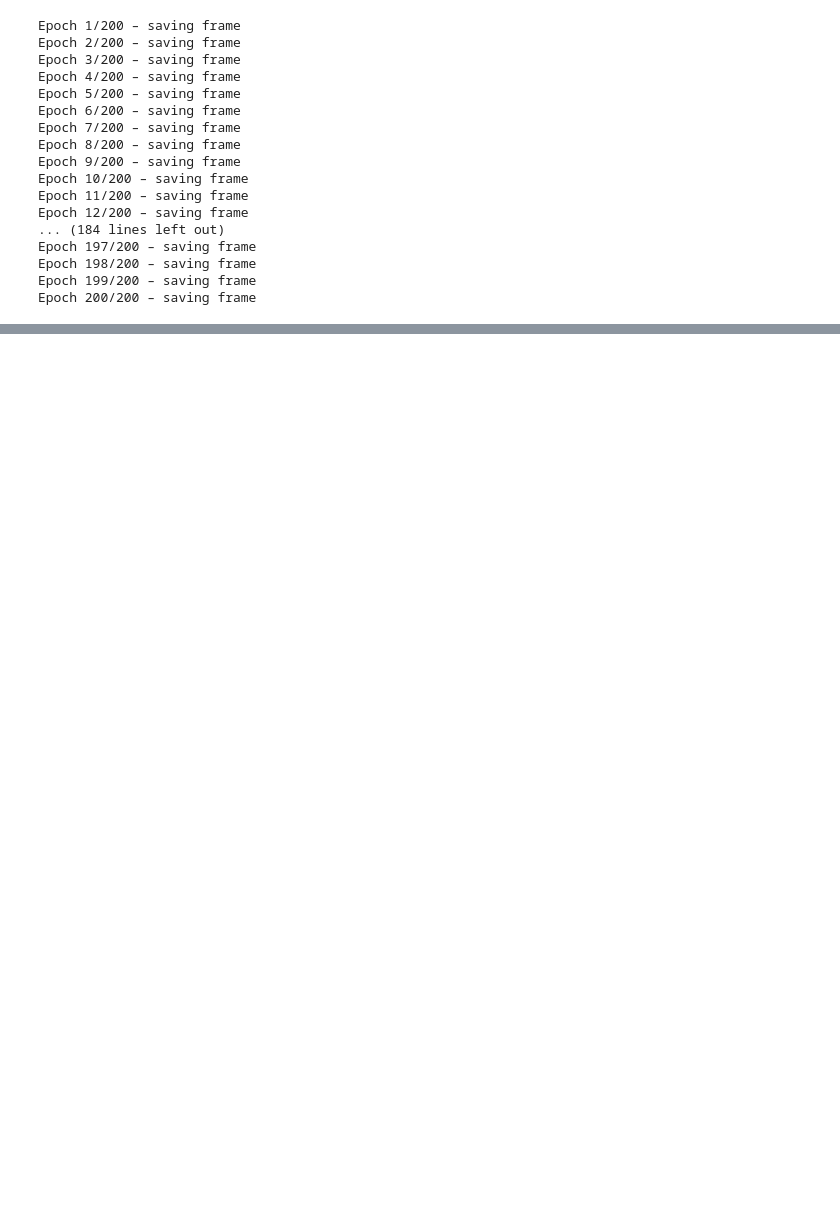
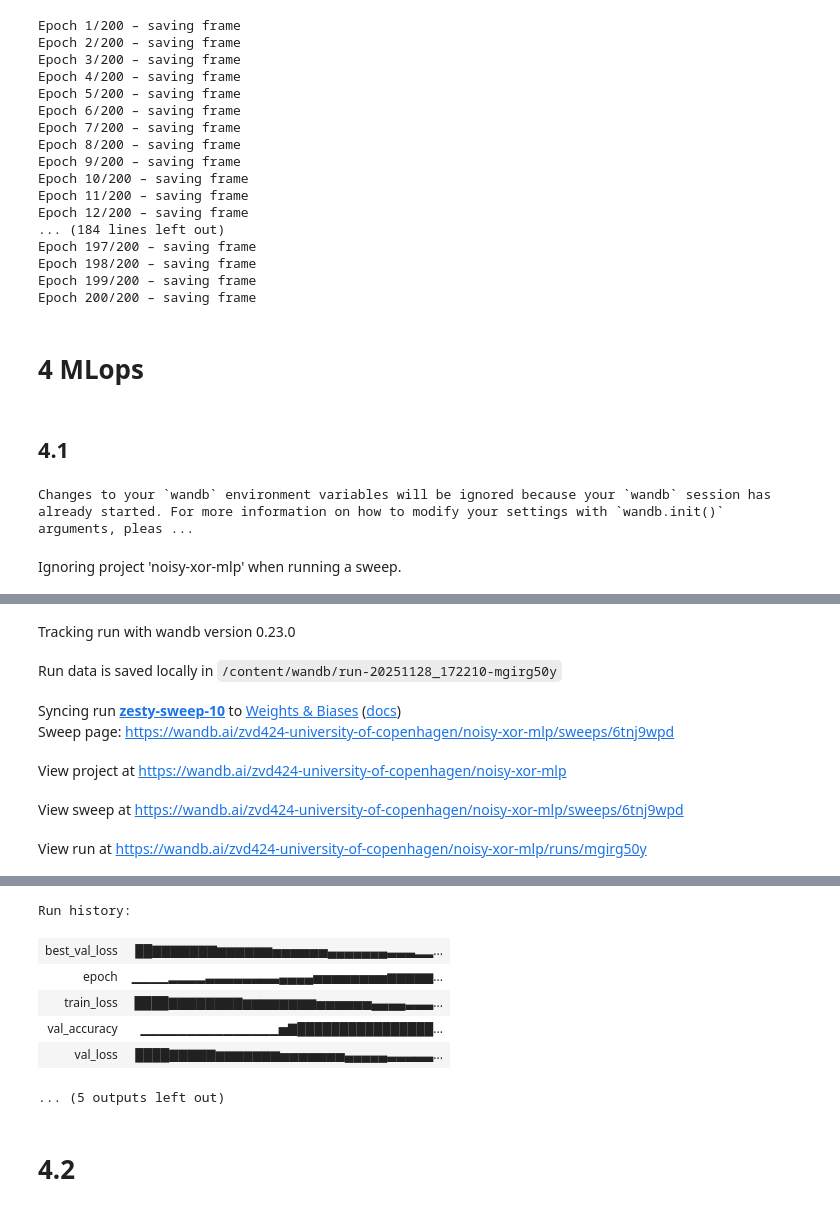
Before and after one commit to tdh424/DL-MR-GREEN, a Jupyter notebook: Assignment 1/Handin/feedforwardAssignment.ipynb, the cells around one changed output, grey strips where cells are left out. Cells and saved outputs as stored; diff of their text form; code cells hidden in the pictures; blank space fills up the shorter version.

```diff
--- a/Assignment 1/Handin/feedforwardAssignment.ipynb
+++ b/Assignment 1/Handin/feedforwardAssignment.ipynb
@@ -592,3 +594,7 @@ Epoch 197/200 – saving frame
 Epoch 198/200 – saving frame
 Epoch 199/200 – saving frame
 Epoch 200/200 – saving frame
+# %% [markdown]
+# 4 MLops
+# %% [markdown]
+## 4.1
@@ -594,0 +605,21 @@ Epoch 200/200 – saving frame
+# %%
+# You may need to run `wandb.login()` once in a new environment to link
+# the notebook to your W&B account. Uncomment the line below if needed.
+wandb.login()
+
+# You can change "project" to something of your own choice.
+WANDB_PROJECT = "noisy-xor-mlp"
+
+# This dictionary holds the default hyperparameters for a *single* run.
+# Set "depth" and "width" to the architecture you found most promising in Task 3.
+base_config = dict(
+    depth=2,         # number of hidden layers (num_hidden_layers in FlexibleNet)
+    width=3,         # hidden_dim in FlexibleNet
+    n_train=1000,    # number of training samples
+    n_val=1000,      # number of validation samples
+    s=0.1,           # noise std of the XOR data
+    num_epochs=100,
+    lr=1e-2,
+    batch_size=64,
+    seed=42
+)
@@ -594,0 +744,15 @@ Epoch 200/200 – saving frame
+# %%
+# ---- Run a single W&B-logged experiment with the "best" architecture ----
+# (Make sure to first set depth/width in base_config to what you chose based on Task 3.)
+
+single_run_config = base_config.copy()
+# Example: if your best model had depth=2, width=3 you can leave as is,
+# otherwise change the numbers here:
+# single_run_config["depth"] = <your depth>
+# single_run_config["width"] = <your width>
+
+model, best_val_loss = train_with_wandb(single_run_config)
+print("Single run finished. Best validation loss:", best_val_loss)
+# %% [output]
+Changes to your `wandb` environment variables will be ignored because your `wandb` session has already started. For more information on how to modify your settings with `wandb.init()` arguments, pleas ...
+Ignoring project 'noisy-xor-mlp' when running a sweep.
@@ -594,0 +760,7 @@ Epoch 200/200 – saving frame
+Tracking run with wandb version 0.23.0
+Run data is saved locally in /content/wandb/run-20251128_172210-mgirg50y
+Syncing run zesty-sweep-10 to Weights & Biases (docs)
+Sweep page: https://wandb.ai/zvd424-university-of-copenhagen/noisy-xor-mlp/sweeps/6tnj9wpd
+View project at https://wandb.ai/zvd424-university-of-copenhagen/noisy-xor-mlp
+View sweep at https://wandb.ai/zvd424-university-of-copenhagen/noisy-xor-mlp/sweeps/6tnj9wpd
+View run at https://wandb.ai/zvd424-university-of-copenhagen/noisy-xor-mlp/runs/mgirg50y
@@ -594,0 +768,9 @@ Epoch 200/200 – saving frame
+Run history:
+| best_val_loss | ██▇▇▇▇▇▇▇▆▆▆▆▆▆▅▅▅▅▅▅▄▄▄▄▄▄▄▃▃▃▂▂... |
+| epoch | ▁▁▁▁▂▂▂▂▃▃▃▃▃▃▃▃▄▄▄▄▅▅▅▅▅▅▅▅▆▆▆▆▆... |
+| train_loss | ████▇▇▇▇▇▇▇▇▆▆▆▆▆▆▆▆▅▅▅▅▅▅▄▄▄▄▃▃▃... |
+| val_accuracy | ▁▁▁▁▁▁▁▁▁▁▁▁▁▁▁▅▇████████████████... |
+| val_loss | ████▇▇▇▇▇▆▆▆▆▆▆▆▅▅▅▅▅▅▅▄▄▄▄▄▃▃▃▃▃... |
+... (5 outputs left out)
+# %% [markdown]
+# 4.2
```
Also changed, not shown: parts of 10 cells of this notebook.
